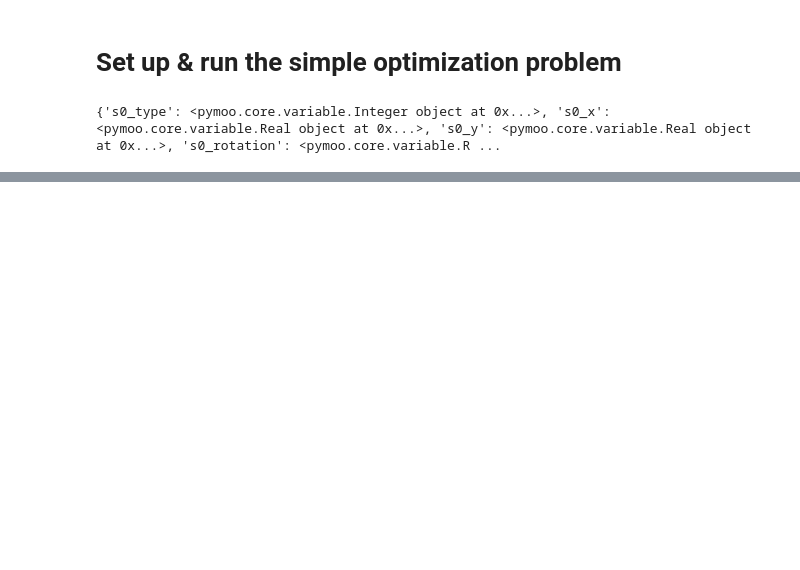
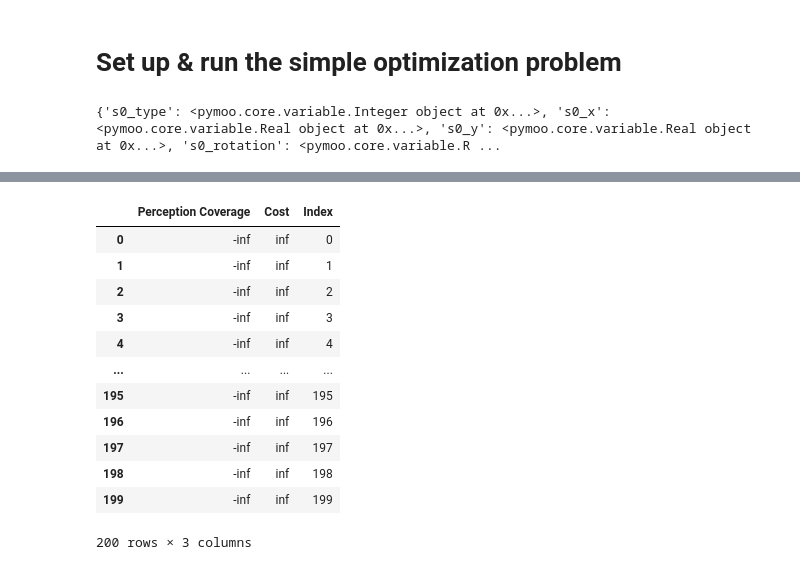
Before and after one commit to robosquiggles/go4robo, a Jupyter notebook: fov_optimize_2d copy.ipynb, the cells around one changed output, grey strips where cells are left out. Saved outputs shown, nothing was run; the diff lists cells and outputs as text; code cells hidden in the pictures; blank space fills up the shorter version.

```diff
--- a/fov_optimize_2d copy.ipynb
+++ b/fov_optimize_2d copy.ipynb
@@ -149,0 +153,32 @@ ValueError: setting an array element with a sequence. The requested array has an
+# %%
+import pandas as pd
+
+import plotly.express as px
+
+results = res.F
+
+# Create a DataFrame from the results
+df_results = pd.DataFrame(results, columns=['Perception Coverage', 'Cost'])
+df_results['Perception Coverage'] = (1- df_results['Perception Coverage']) * 100
+df_results['Index'] = df_results.index
+
+# Create the scatter plot
+fig = px.scatter(df_results, x='Cost', y='Perception Coverage', hover_data=['Index'], title=f"Objective Space (generated {results.shape[0]} concepts)", template="plotly_white")
+
+# Show the plot
+fig.show()
+df_results
+# %% [output]
+|  | Perception Coverage | Cost | Index |
+| 0 | -inf | inf | 0 |
+| 1 | -inf | inf | 1 |
+| 2 | -inf | inf | 2 |
+| 3 | -inf | inf | 3 |
+| 4 | -inf | inf | 4 |
+| ... | ... | ... | ... |
+| 195 | -inf | inf | 195 |
+| 196 | -inf | inf | 196 |
+| 197 | -inf | inf | 197 |
+| 198 | -inf | inf | 198 |
+| 199 | -inf | inf | 199 |
+200 rows × 3 columns
```
Also changed, not shown: parts of 5 cells of this notebook, 3 other files.
